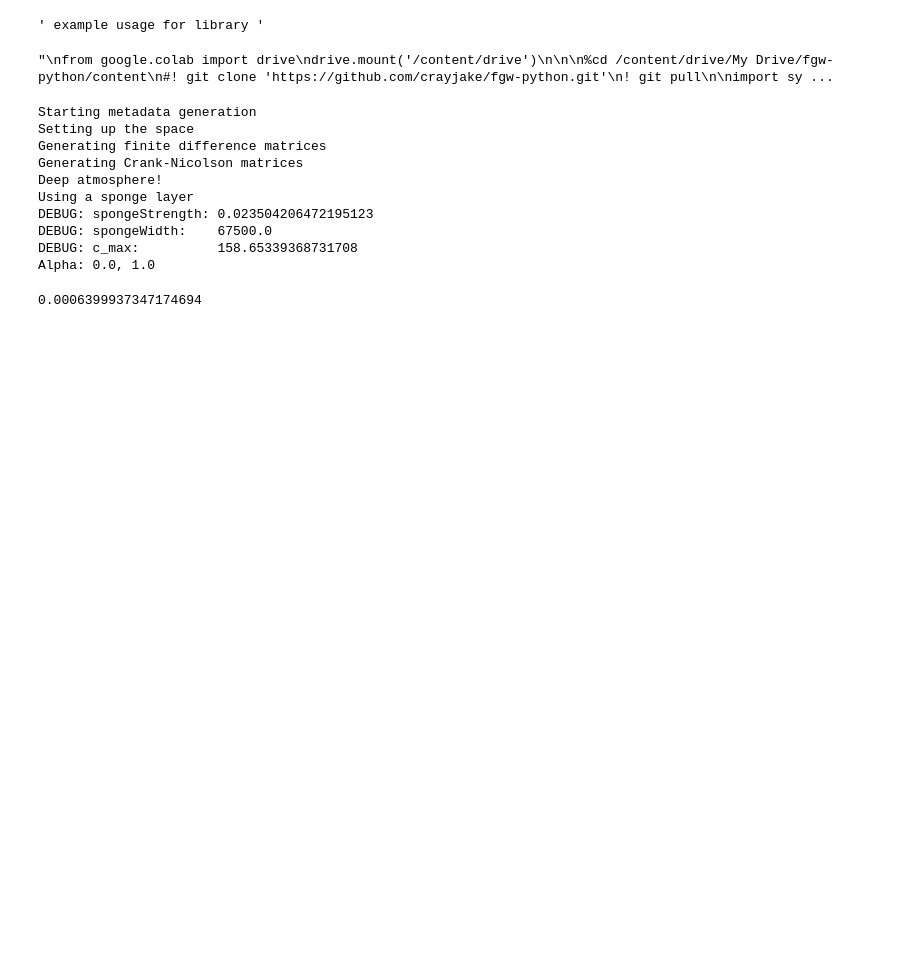
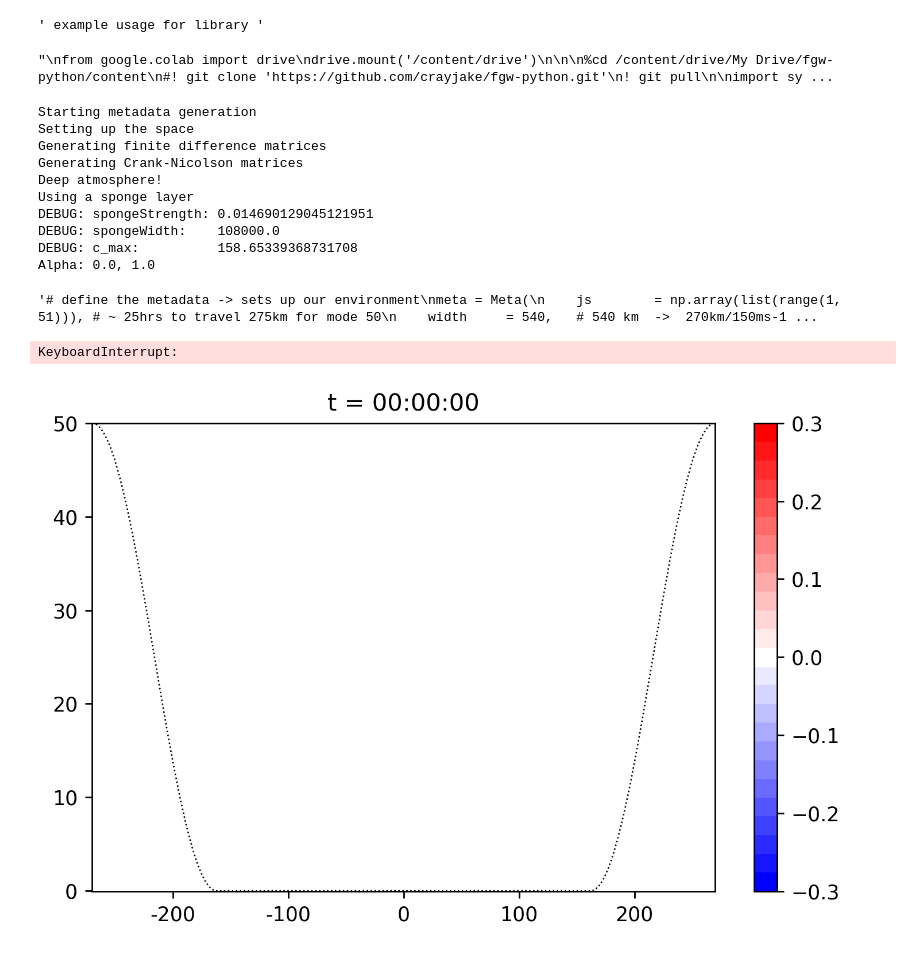
Before and after one commit to crayjake/fgw-python, a Jupyter notebook: library/testing.ipynb, the cells around one changed output. Cells and saved outputs as stored; diff of their text form; code cells hidden in the pictures; blank space fills up the shorter version.

Commit message:
Sponge layer working, nice image generator too

```diff
--- a/library/testing.ipynb
+++ b/library/testing.ipynb
@@ -31,19 +30,36 @@ import numpy as np
 # %%
 # define the metadata -> sets up our environment
 meta = Meta(
-    js        = np.array(list(range(2, 3))),
+    js=np.array(list(range(5, 6))),  # ~ 25hrs to travel 275km for mode 50
+    width=540,  # 540 km  ->  270km/150ms-1 = 1800s = 30min
+    depth=50,  # 50 km
+    h=100,  # scale height/depth is 100 km
+    time=60 * 60 * 1,  # 4 hrs
+    T=60 * 60,  # 30 mins
+    sponge=1 * 12 / 30,  # fraction of width to use as sponge layer
+    damping=1 * 10,  # sponge damping strength
+    dt=10,  # timestep is 60 secs
+    saveEvery=1,  # only save every 15 mins States ->  4 per hour = 120
+    spacesteps=1500,
+    L=10)
+
+# meta for when I read in the data.obj file
+'''# define the metadata -> sets up our environment
+meta = Meta(
+    js        = np.array(list(range(1, 51))), # ~ 25hrs to travel 275km for mode 50
     width     = 540,   # 540 km  ->  270km/150ms-1 = 1800s = 30min
     depth     = 50,        # 50 km
     h         = 100,       # scale height/depth is 100 km
-    time      = 60*60*2 ,   # 4 hrs
-    T         = 60*5,     # 30 mins
-    sponge    = 1 * 1 / 4,   # fraction of width to use as sponge layer
+    time      = 60*60*30 ,   # 4 hrs
+    T         = 60*60,     # 30 mins
+    sponge    = 1 * 12 / 30,   # fraction of width to use as sponge layer
     damping   = 1 * 10,    # sponge damping strength
-    dt        = 2,        # timestep is 60 secs
-    saveEvery = 10,          # only save every 60 States
+    dt        = 10,        # timestep is 60 secs
+    saveEvery = 6 * 15,    # only save every 15 mins States ->  4 per hour = 120
     spacesteps= 1500,
-    L = 10
-)
+    L = 10,
+    generateData = False
+)'''
 # %% [output]
 Starting metadata generation
 Setting up the space
@@ -51,14 +67,28 @@ Generating finite difference matrices
 Generating Crank-Nicolson matrices
 Deep atmosphere!
 Using a sponge layer
-DEBUG: spongeStrength: 0.023504206472195123
-DEBUG: spongeWidth:    67500.0
+DEBUG: spongeStrength: 0.014690129045121951
+DEBUG: spongeWidth:    108000.0
 DEBUG: c_max:          158.65339368731708
 Alpha: 0.0, 1.0
+'# define the metadata -> sets up our environment\nmeta = Meta(\n    js        = np.array(list(range(1, 51))), # ~ 25hrs to travel 275km for mode 50\n    width     = 540,   # 540 km  ->  270km/150ms-1 ...
 # %%
 # generate the data using the CrankNicolsonDeep step
 data = generate(meta=meta, step=CrankNicolsonDeep)
 # %%
-display(data[90], meta, converter, maxValue=np.max(converter(data[10], meta).b), sponge=False)
+# so we can reload without simulating again
+#import importlib
+import animate
+# importlib.reload(animate)
+
+animate.animation(data,
+        meta,
+        converter,
+        maxValue        = 0.3, # np.max(converter(data[10], meta).b
+        showSpongeLayer = True,
+        showStreamPlot  = False,
+        cmapDivisions   = 25,
+        directory       = 'test')
 # %% [output]
-0.0006399937347174694
+KeyboardInterrupt:
+[figure, added]
```
Also changed, not shown: parts of 1 cell of this notebook, 3 other files.
